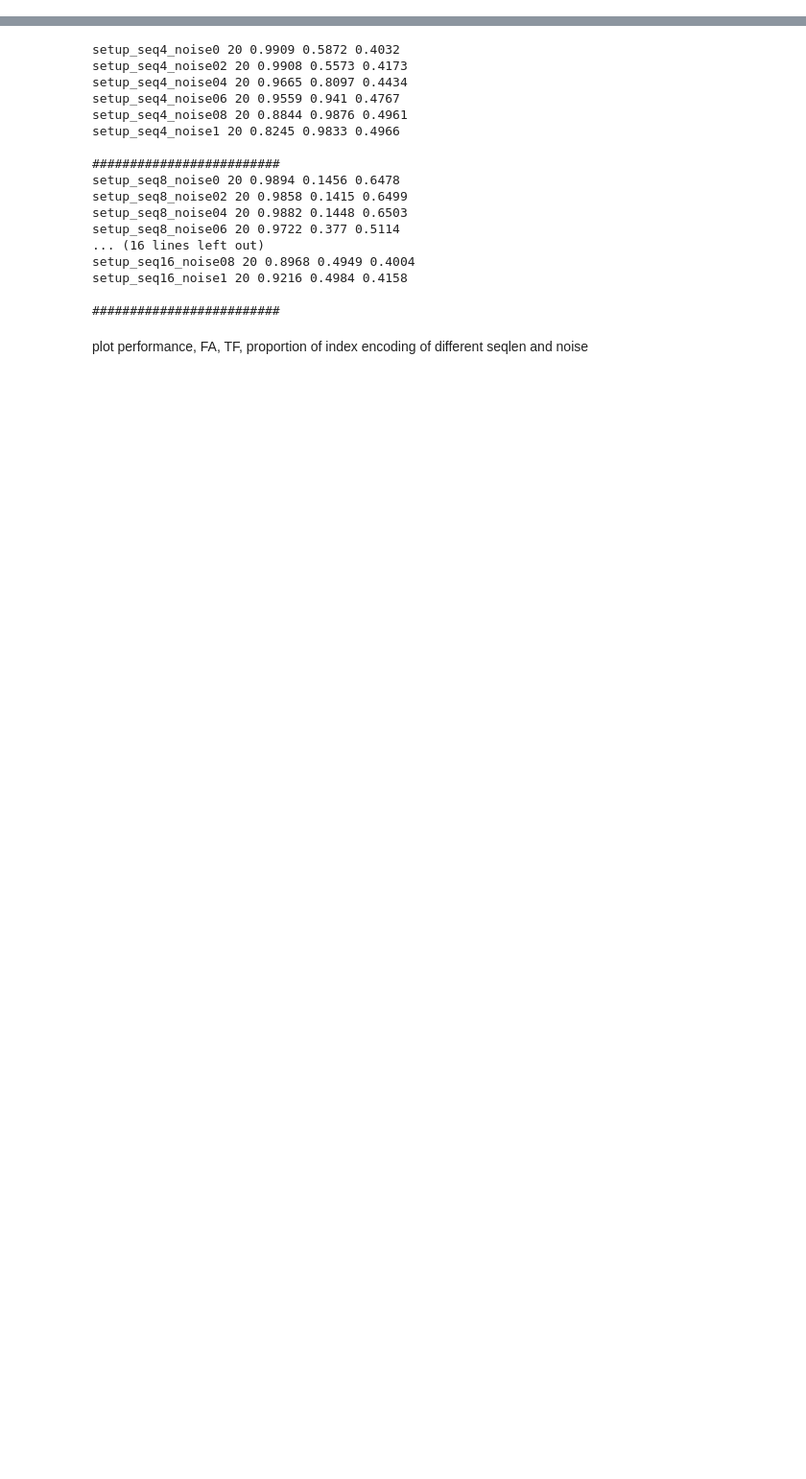
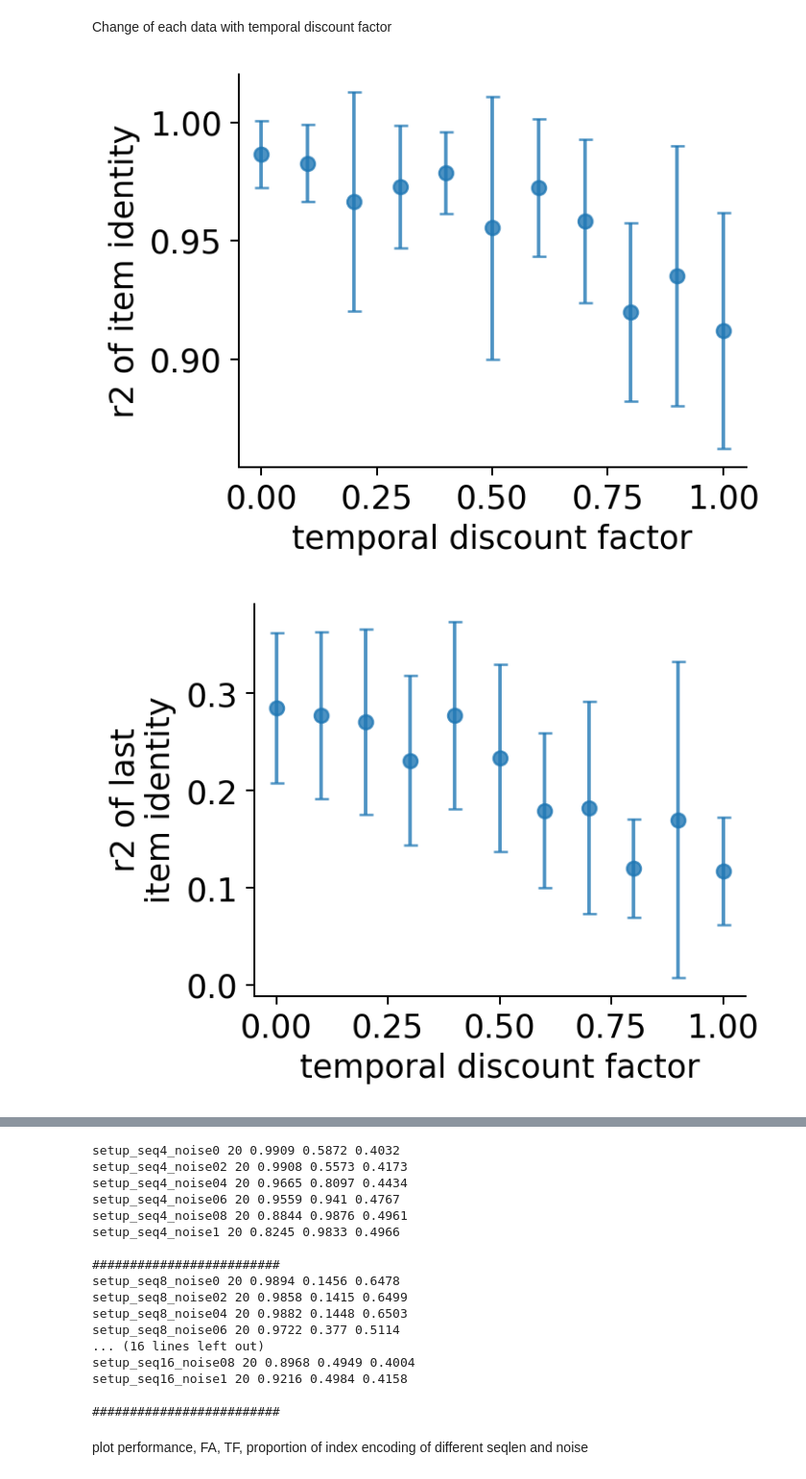
Before and after one commit to yunchen-hung/gru-li-model, a Jupyter notebook: anal.ipynb, the cells around one changed output, grey strips where cells are left out. Shown at 96% size. Drawn from its saved outputs; the diff is of its cells as text; code cells hidden in the pictures; blank space fills up the shorter version.

Commit message:
updated data analysis code

```diff
--- a/anal.ipynb
+++ b/anal.ipynb
@@ -1,11 +1,13 @@
 # %%
 import os
 import csv
+import pickle
 from pathlib import Path
 import numpy as np
 import matplotlib.pyplot as plt
 from matplotlib.colors import Normalize
+from collections import defaultdict
 
 from utils import savefig
 
-plt.rcParams['font.size'] = 16
+plt.rcParams['font.size'] = 14
@@ -11,0 +77,37 @@ plt.rcParams['font.size'] = 16
+# %% [markdown]
+Change of each data with temporal discount factor
+# %%
+def plot_mean_std(x, y, yerr, x_label, y_label, figname=None):
+    fig = plt.figure(figsize=(4.3, 3.3), dpi=180)
+    plt.errorbar(x, y, yerr=yerr, fmt='o', alpha=0.8, capsize=3, color='tab:blue')
+    plt.xlabel(x_label)
+    plt.ylabel(y_label)
+    ax = plt.gca()
+    ax.spines['top'].set_visible(False)
+    ax.spines['right'].set_visible(False)
+    plt.tight_layout()
+    if figname:
+        savefig("./figures/vary_gamma", figname)
+    else:
+        plt.show()
+
+plot_mean_std(temporal_discount_factors, item_enc_r2_mean, item_enc_r2_std, "temporal discount factor", "r2 of item identity")
+plot_mean_std(temporal_discount_factors, item_enc_r2_last_mean, item_enc_r2_last_std, "temporal discount factor", "r2 of last\nitem identity")
+plot_mean_std(temporal_discount_factors, index_enc_r2_mean, index_enc_r2_std, "temporal discount factor", "r2 of item index")
+plot_mean_std(temporal_discount_factors, index_cluster_rand_index_mean, index_cluster_rand_index_std, "temporal discount factor",
+    "rand index of\nindex clustering")
+
+# plot_mean_std(temporal_discount_factors, item_enc_r2_mean, item_enc_r2_std, "temporal discount factor", "r2 of item identity", "item_enc_r2")
+# plot_mean_std(temporal_discount_factors, item_enc_ev_mean, item_enc_ev_std, "temporal discount factor", "explained variance\nof item identity", "item_enc_ev")
+# plot_mean_std(temporal_discount_factors, item_enc_r2_last_mean, item_enc_r2_last_std, "temporal discount factor", "r2 of last\nitem identity", "item_enc_r2_last")
+# plot_mean_std(temporal_discount_factors, item_enc_ev_last_mean, item_enc_ev_last_std, "temporal discount factor", "explained variance of\nlast item identity",
+#     "item_enc_ev_last")
+# plot_mean_std(temporal_discount_factors, index_enc_r2_mean, index_enc_r2_std, "temporal discount factor", "r2 of item index", "index_enc_r2")
+# plot_mean_std(temporal_discount_factors, index_enc_ev_mean, index_enc_ev_std, "temporal discount factor", "explained variance\nof item index", "index_enc_ev")
+# plot_mean_std(temporal_discount_factors, index_cluster_rand_index_mean, index_cluster_rand_index_std, "temporal discount factor",
+#     "rand index of\nindex clustering", "index_cluster_rand_index")
+# plot_mean_std(temporal_discount_factors, index_cluster_adj_mutual_info_mean, index_cluster_adj_mutual_info_std, "temporal discount factor",
+#     "adjusted mutual info\nof index clustering", "index_cluster_adj_mutual_info")
+# %% [output]
+[figure, added]
+[figure, added]
```
Also changed, not shown: parts of 27 cells of this notebook, 18 other files.
